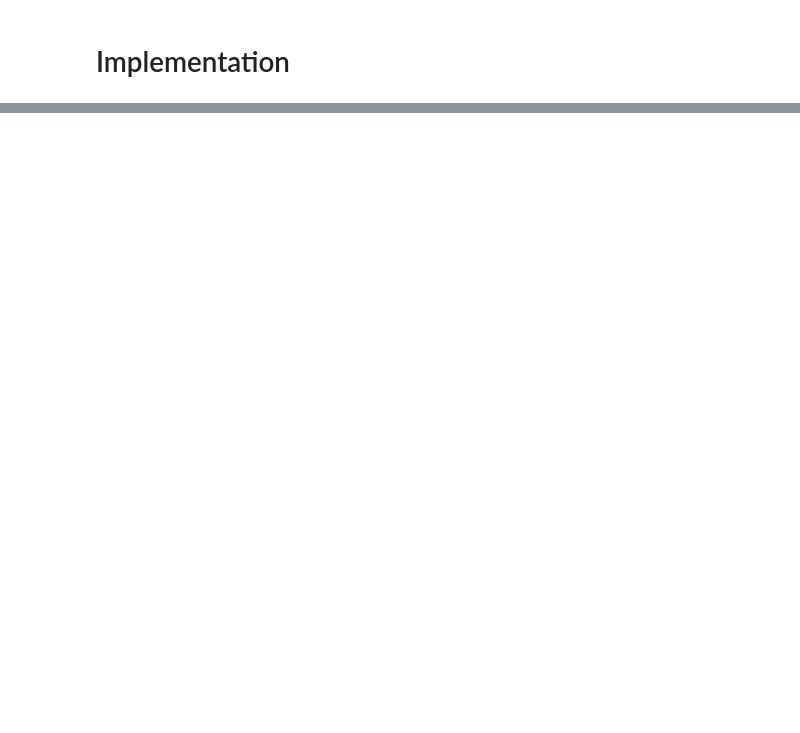
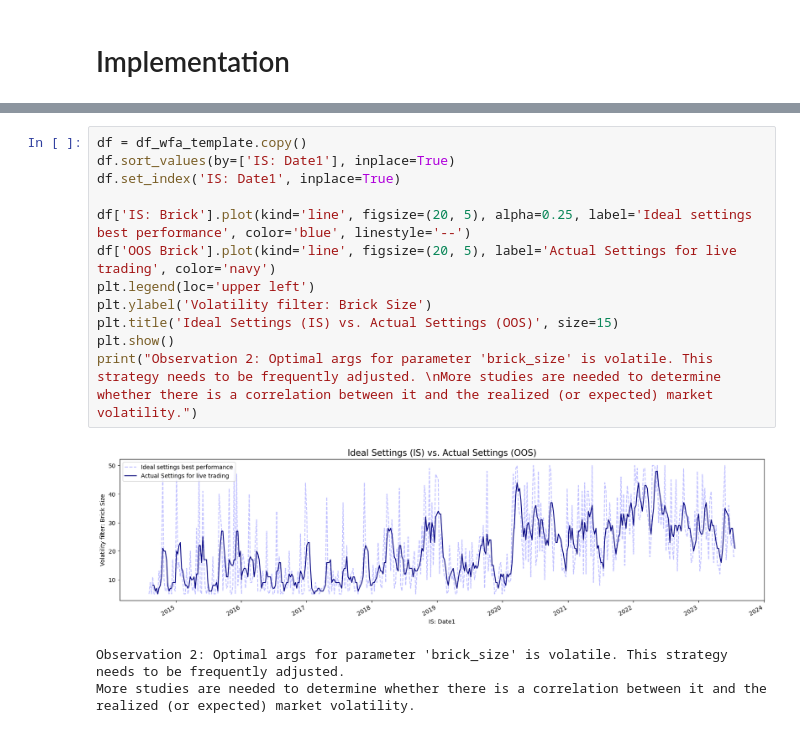
Before and after one commit to kevinhhl/Pinescript-Projects, a Jupyter notebook: Backtesting frameworks/Walk Forward Analysis V1.ipynb, the cells around one changed output, grey strips where cells are left out. Saved outputs shown, nothing was run; the diff lists cells and outputs as text; blank space fills up the shorter version.

```diff
--- a/Backtesting frameworks/Walk Forward Analysis V1.ipynb
+++ b/Backtesting frameworks/Walk Forward Analysis V1.ipynb
@@ -252,0 +398,16 @@ No. of days (OOS):       123
+# %%
+df = df_wfa_template.copy()
+df.sort_values(by=['IS: Date1'], inplace=True)
+df.set_index('IS: Date1', inplace=True)
+
+df['IS: Brick'].plot(kind='line', figsize=(20, 5), alpha=0.25, label='Ideal settings best performance', color='blue', linestyle='--')
+df['OOS Brick'].plot(kind='line', figsize=(20, 5), label='Actual Settings for live trading', color='navy')
+plt.legend(loc='upper left')
+plt.ylabel('Volatility filter: Brick Size')
+plt.title('Ideal Settings (IS) vs. Actual Settings (OOS)', size=15)
+plt.show()
+print("Observation 2: Optimal args for parameter 'brick_size' is volatile. This strategy needs to be frequently adjusted. \nMore studies are needed to determine whether there is a correlation between it and the realized (or expected) market volatility.")
+# %% [output]
+[figure, added]
+Observation 2: Optimal args for parameter 'brick_size' is volatile. This strategy needs to be frequently adjusted.
+More studies are needed to determine whether there is a correlation between it and the realized (or expected) market volatility.
```
Also changed, not shown: parts of 50 cells of this notebook.
